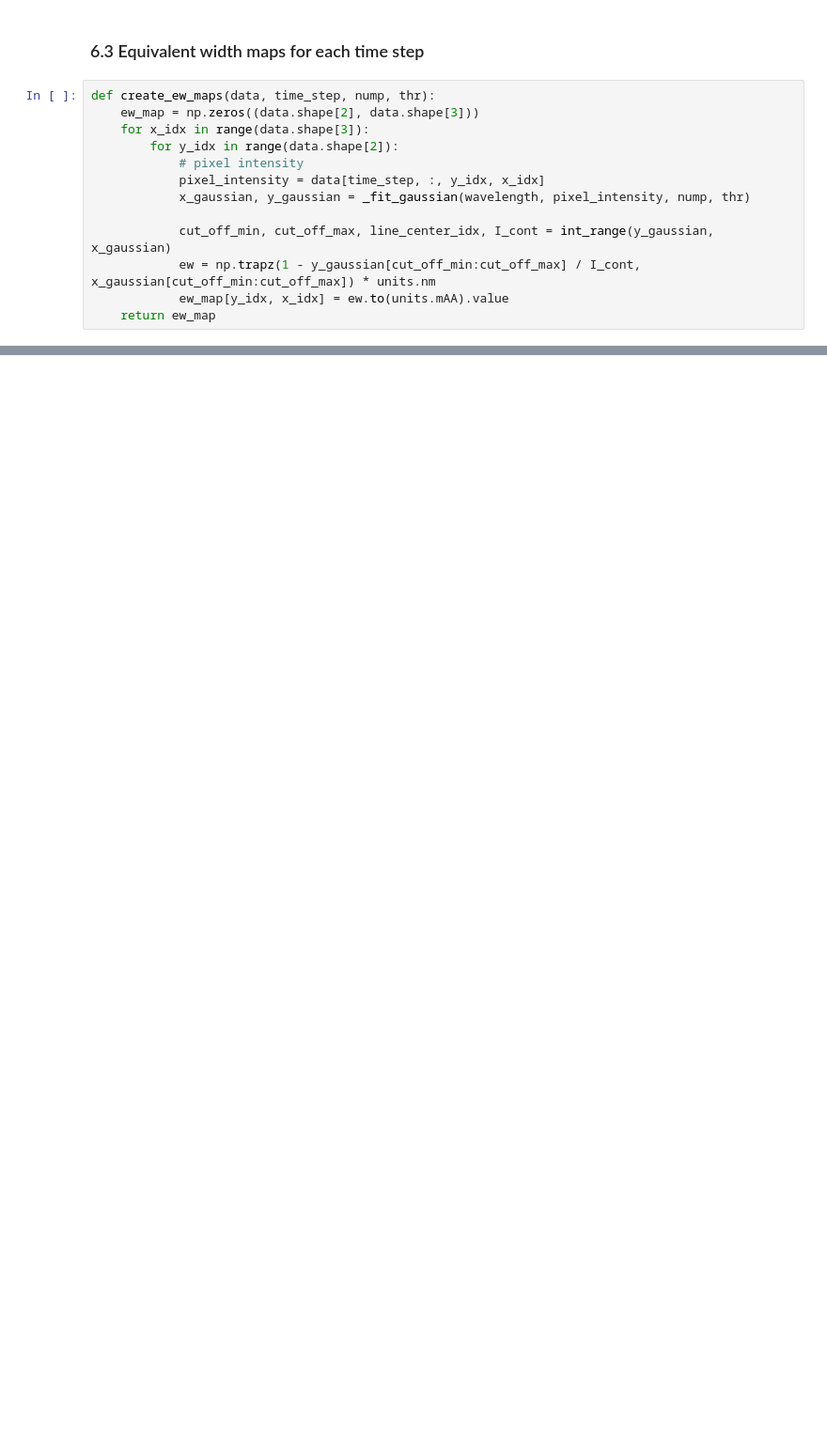
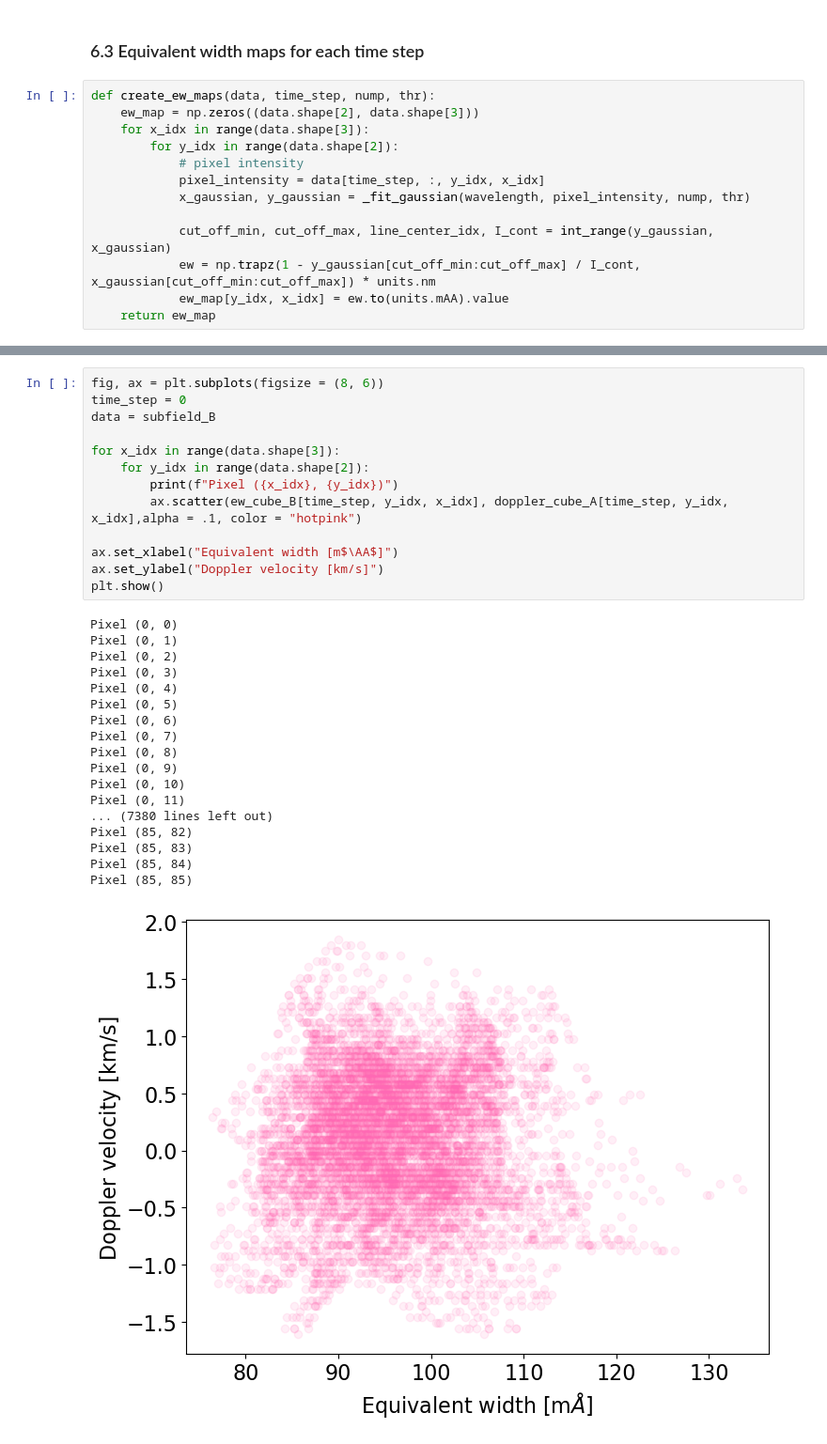
Before and after one commit to rebkabob/solar_and_stellar_physics, a Jupyter notebook: sst4_analysis.ipynb, the cells around one changed output, grey strips where cells are left out. Shown at 94% size. Drawn from its saved outputs; the diff is of its cells as text; blank space fills up the shorter version.

```diff
--- a/sst4_analysis.ipynb
+++ b/sst4_analysis.ipynb
@@ -611,0 +586,32 @@ KeyboardInterrupt:
+# %%
+fig, ax = plt.subplots(figsize = (8, 6))
+time_step = 0
+data = subfield_B
+
+for x_idx in range(data.shape[3]):
+    for y_idx in range(data.shape[2]):
+        print(f"Pixel ({x_idx}, {y_idx})")
+        ax.scatter(ew_cube_B[time_step, y_idx, x_idx], doppler_cube_A[time_step, y_idx, x_idx],alpha = .1, color = "hotpink")
+
+ax.set_xlabel("Equivalent width [m$\AA$]")
+ax.set_ylabel("Doppler velocity [km/s]")
+plt.show()
+# %% [output]
+Pixel (0, 0)
+Pixel (0, 1)
+Pixel (0, 2)
+Pixel (0, 3)
+Pixel (0, 4)
+Pixel (0, 5)
+Pixel (0, 6)
+Pixel (0, 7)
+Pixel (0, 8)
+Pixel (0, 9)
+Pixel (0, 10)
+Pixel (0, 11)
+... (7380 lines left out)
+Pixel (85, 82)
+Pixel (85, 83)
+Pixel (85, 84)
+Pixel (85, 85)
+[figure, added]
```
Also changed, not shown: parts of 12 cells of this notebook.
